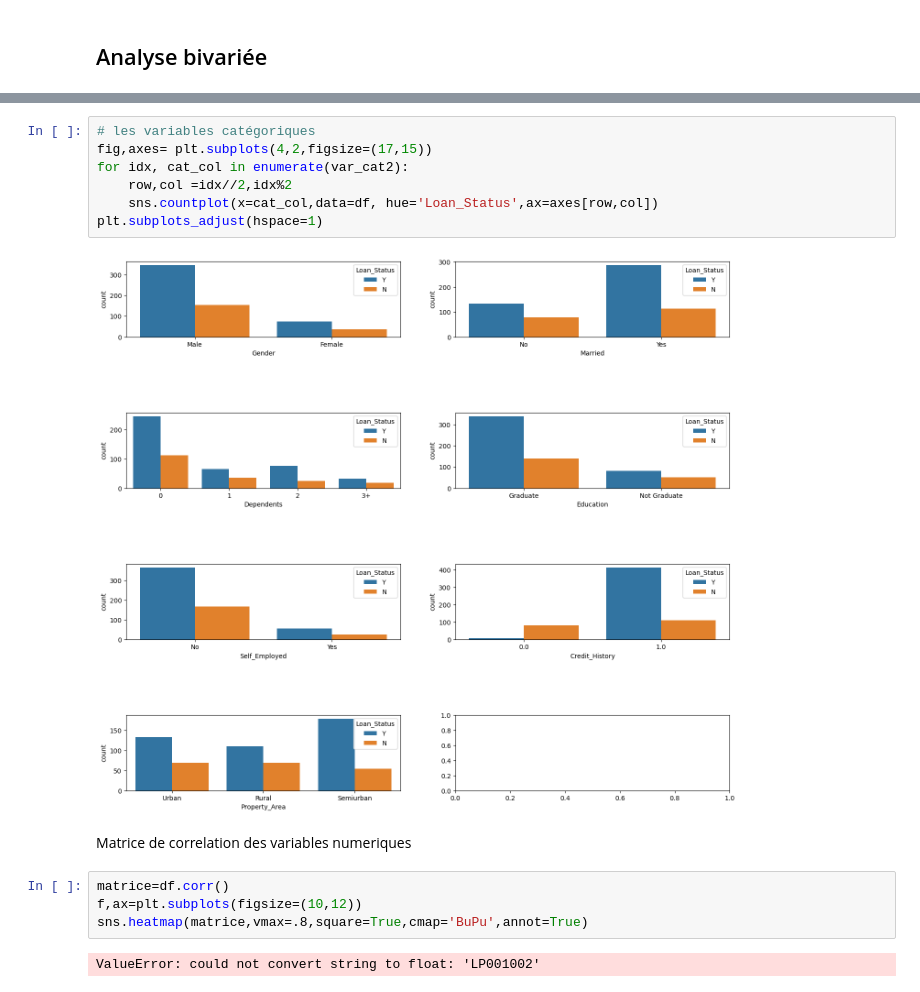
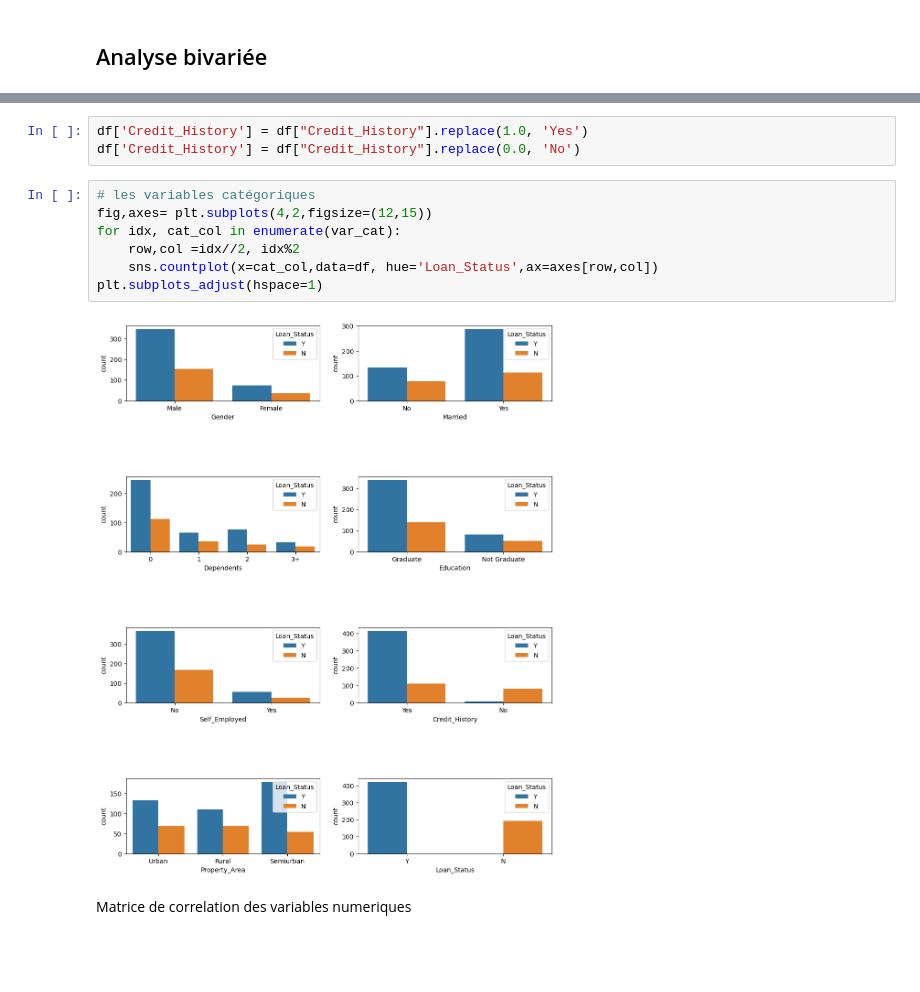
Before and after one commit to Shado2107/home_loan_model, a Jupyter notebook: home_loan.ipynb, the cells around one changed output, grey strips where cells are left out. Cells and saved outputs as stored; diff of their text form; blank space fills up the shorter version.

```diff
--- a/home_loan.ipynb
+++ b/home_loan.ipynb
@@ -210,17 +274,14 @@ var_cat2 = ['Gender', 'Married', 'Dependents', 'Education', 'Self_Employed', 'Cr
+# %%
+df['Credit_History'] = df["Credit_History"].replace(1.0, 'Yes')
+df['Credit_History'] = df["Credit_History"].replace(0.0, 'No')
 # %%
 # les variables catégoriques
-fig,axes= plt.subplots(4,2,figsize=(17,15))
-for idx, cat_col in enumerate(var_cat2):
-    row,col =idx//2,idx%2
+fig,axes= plt.subplots(4,2,figsize=(12,15))
+for idx, cat_col in enumerate(var_cat):
+    row,col =idx//2, idx%2
     sns.countplot(x=cat_col,data=df, hue='Loan_Status',ax=axes[row,col])
 plt.subplots_adjust(hspace=1)
 # %% [output]
-[figure, old version]
+[figure, new version]
 # %% [markdown]
 Matrice de correlation des variables numeriques
-# %%
-matrice=df.corr()
-f,ax=plt.subplots(figsize=(10,12))
-sns.heatmap(matrice,vmax=.8,square=True,cmap='BuPu',annot=True)
-# %% [output]
-ValueError: could not convert string to float: 'LP001002'
```
Also changed, not shown: parts of 22 cells of this notebook.
